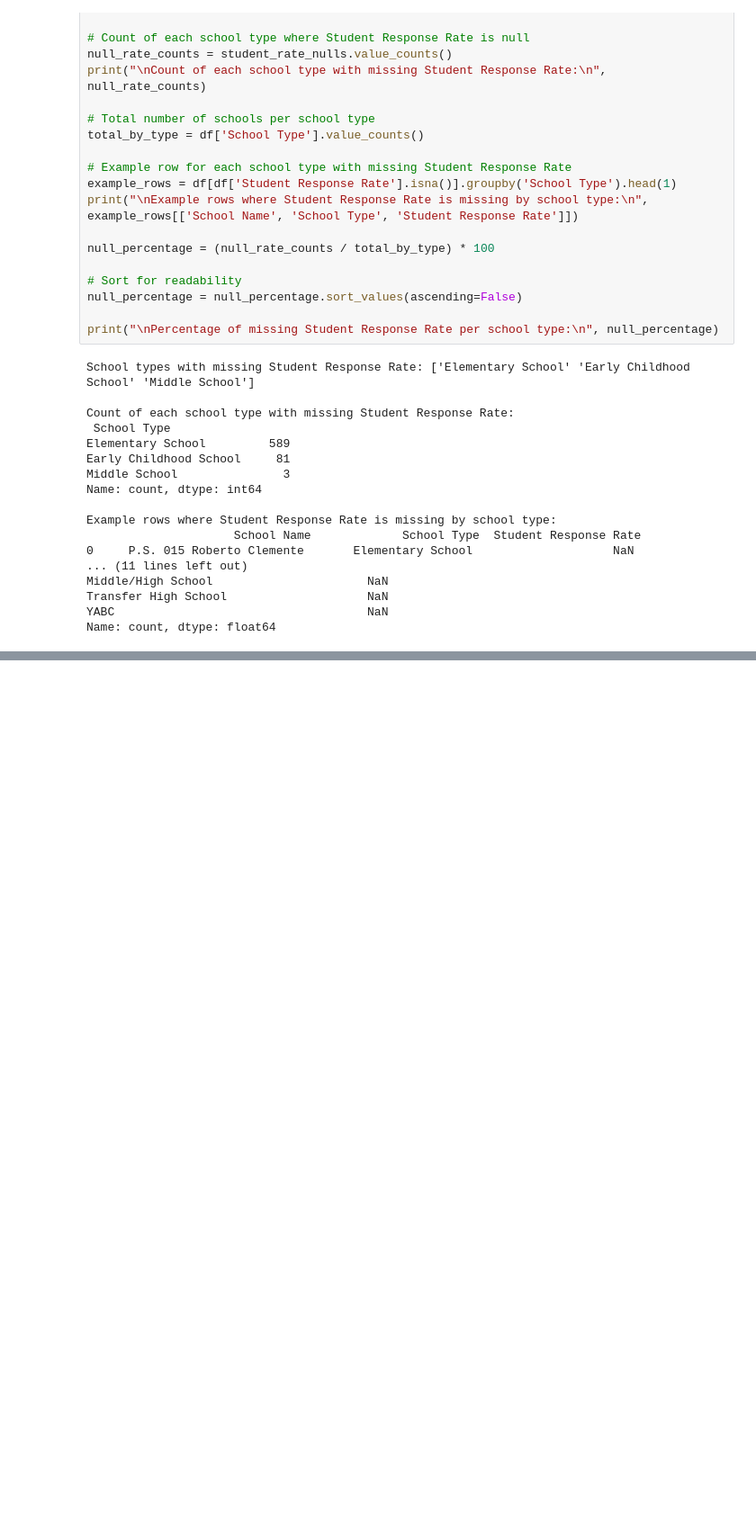
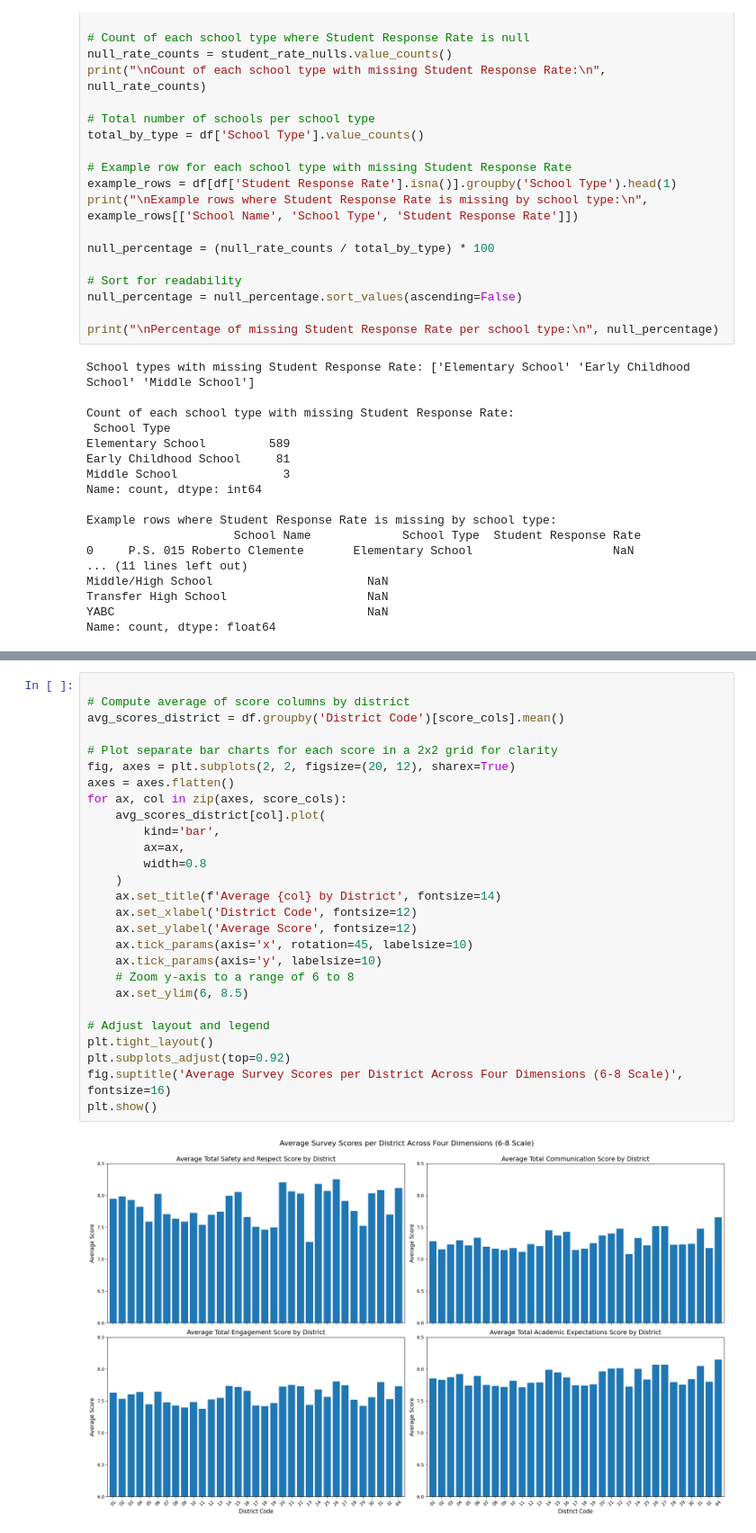
Before and after one commit to m-hilani/Yasmin-AI, a Jupyter notebook: 2 Education/student.ipynb, the cells around one changed output, grey strips where cells are left out. Shown at 90% size. Cells and saved outputs as stored; diff of their text form; blank space fills up the shorter version.

```diff
--- a/2 Education/student.ipynb
+++ b/2 Education/student.ipynb
@@ -234,0 +273,29 @@ for col in numeric_cols:
+# %%
+
+# Compute average of score columns by district
+avg_scores_district = df.groupby('District Code')[score_cols].mean()
+
+# Plot separate bar charts for each score in a 2x2 grid for clarity
+fig, axes = plt.subplots(2, 2, figsize=(20, 12), sharex=True)
+axes = axes.flatten()
+for ax, col in zip(axes, score_cols):
+    avg_scores_district[col].plot(
+        kind='bar',
+        ax=ax,
+        width=0.8
+    )
+    ax.set_title(f'Average {col} by District', fontsize=14)
+    ax.set_xlabel('District Code', fontsize=12)
+    ax.set_ylabel('Average Score', fontsize=12)
+    ax.tick_params(axis='x', rotation=45, labelsize=10)
+    ax.tick_params(axis='y', labelsize=10)
+    # Zoom y-axis to a range of 6 to 8
+    ax.set_ylim(6, 8.5)
+
+# Adjust layout and legend
+plt.tight_layout()
+plt.subplots_adjust(top=0.92)
+fig.suptitle('Average Survey Scores per District Across Four Dimensions (6-8 Scale)', fontsize=16)
+plt.show()
+# %% [output]
+[figure, added]
```
Also changed, not shown: parts of 8 cells of this notebook.
